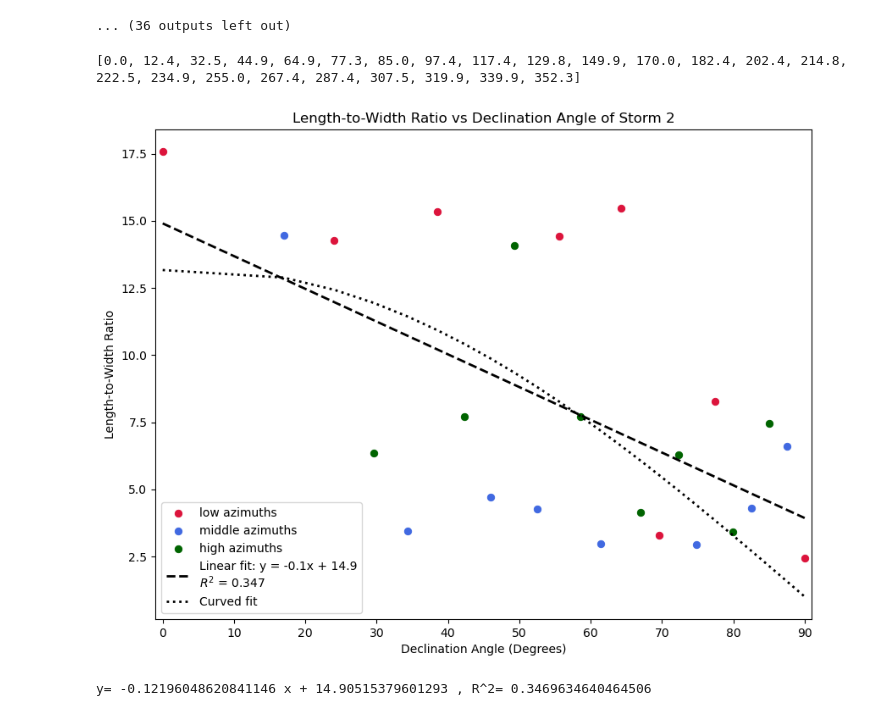
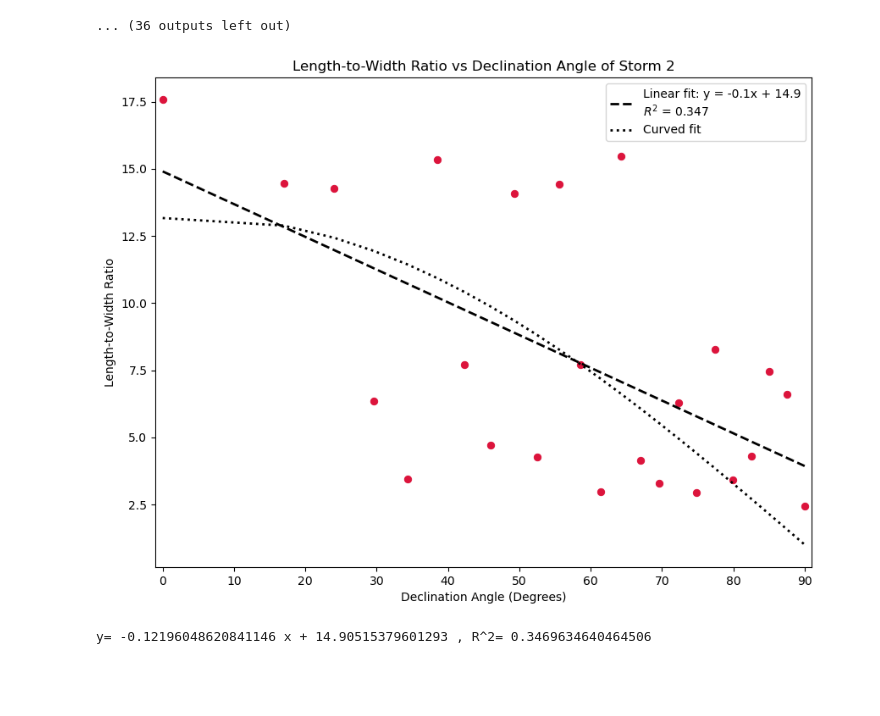
Before and after one commit to dimitra-giantsidi/galaxy-merging-angles, a Jupyter notebook: stream_analysis/stream_fitting.ipynb, the cells around one changed output. Cells and saved outputs as stored; diff of their text form; code cells hidden in the pictures; blank space fills up the shorter version.

Commit message:
removed azimuths

```diff
--- a/stream_analysis/stream_fitting.ipynb
+++ b/stream_analysis/stream_fitting.ipynb
@@ -814,20 +814,6 @@ def func_fit(theta, length, width):
 
 x = declination_array * 180 / (np.pi)
 y = ratio_array
-
-# hardcoded color-coding of three azimuthal bins
-azimuths = [0.0, 222.5, 85.0, 307.5, 170.0, 32.5, 255.0, 117.4, 339.9, 202.4, 64.9, 287.4, 149.9, 12.4, 234.9, 97.4, 319.9, 182.4, 44.9, 267.4, 129.8, 352.3, 214.8, 77.3]
-sorted_azimuths = sorted(azimuths)
-print(sorted_azimuths)
-
-low_azimuth_declinations = [x[0], x[2], x[5], x[10], x[13], x[15], x[18], x[23]]
-low_y = [y[0], y[2], y[5], y[10], y[13], y[15], y[18], y[23]]
-
-mid_azimuth_declinations = [x[1], x[4], x[7], x[9], x[12], x[17], x[20], x[22]]
-mid_y = [y[1], y[4], y[7], y[9], y[12], y[17], y[20], y[22]]
-
-high_azimuth_declinations = [x[3], x[6], x[8], x[11], x[14], x[16], x[19], x[21]]
-high_y = [y[3], y[6], y[8], y[11], y[14], y[16], y[19], y[21]]
 
 p0 = np.array([22,1])
 popt, pcov = curve_fit(func_fit, x, y, p0)
@@ -836,39 +822,36 @@ our_plot = func_fit(x, popt[0], popt[1])
 m, b = np.polyfit(x, y, deg=1)
 y_pred = m * x + b
 
 r_matrix = np.corrcoef(x, y)
 r_value = r_matrix[0, 1]
 r_squared = r_value ** 2
 
 fig, ax = plt.subplots(figsize=(10, 7.5))
 
-ax.scatter(low_azimuth_declinations, low_y, color='crimson', linewidth=0.7, label='low azimuths')
-ax.scatter(mid_azimuth_declinations, mid_y, color='royalblue', linewidth=0.7, label='middle azimuths')
-ax.scatter(high_azimuth_declinations, high_y, color='darkgreen', linewidth=0.7, label='high azimuths')
+ax.scatter(x, y, color='crimson', linewidth=0.7)
 ax.plot(x, y_pred, color='black', linestyle='--', linewidth=2, \
         label=f'Linear fit: y = {m:.1f}x + {b:.1f}\n$R^2$ = {r_squared:.3f}')
 ax.plot(x, our_plot, color='black', linestyle=':', linewidth=2, \
         label=f'Curved fit')
 ax.set_xlim(left=-1, right=91)
 
 ax.set_xticks([0, 10, 20, 30, 40, 50, 60, 70, 80, 90])
 
 ax.set_xlabel("Declination Angle (Degrees)")
 ax.set_ylabel("Length-to-Width Ratio")
 ax.set_title("Length-to-Width Ratio vs Declination Angle of Storm 2")
 
 ax.legend()
 
 ratio_v_angle_path=path(f'stfit_outputs/{galaxy_name}')
 ratio_v_angle_path.parent.mkdir(parents=True, exist_ok=True)
 
 plt.savefig(f'{ratio_v_angle_path}/lw_vs_dec.png', dpi=300, bbox_inches='tight', transparent=True)
 plt.show()
 print('y=', m, 'x +', b, ', R^2=', r_squared)
 # %% [output]
+[figure, new version]
-[0.0, 12.4, 32.5, 44.9, 64.9, 77.3, 85.0, 97.4, 117.4, 129.8, 149.9, 170.0, 182.4, 202.4, 214.8, 222.5, 234.9, 255.0, 267.4, 287.4, 307.5, 319.9, 339.9, 352.3]
+y= -0.12196048620841146 x + 14.90515379601293 , R^2= 0.3469634640464506
-[figure, old version]
-y= -0.12196048620841146 x + 14.90515379601293 , R^2= 0.3469634640464506
 # %%
 # Define the path to save the length, width and their ratio for every angle
 lw_path = path(f'stfit_outputs/{galaxy_name}/lw.txt')
```
